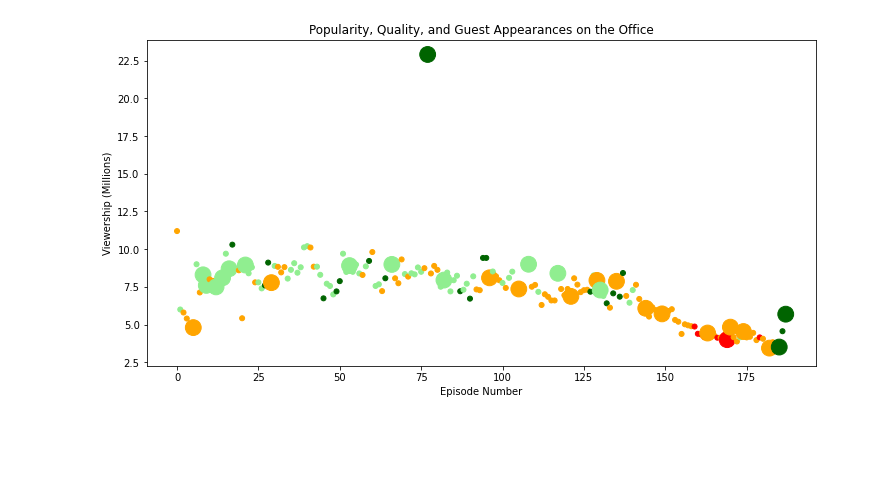
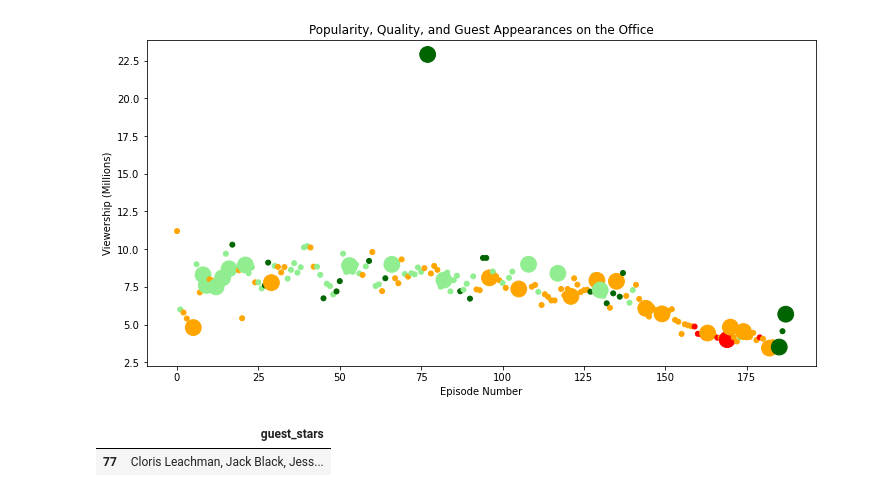
Before and after one commit to Wisal-Mukhtiar/Data_Science_Projects, a Jupyter notebook: Data_manipulation_projects/investigating_netflix_movies_and_guest_stars_in_the_office/investigating_netflix_movies_and_guest_stars_in_the_office.ipynb, the cells around one changed output. Saved outputs shown, nothing was run; the diff lists cells and outputs as text; code cells hidden in the pictures; blank space fills up the shorter version.

```diff
--- a/Data_manipulation_projects/investigating_netflix_movies_and_guest_stars_in_the_office/investigating_netflix_movies_and_guest_stars_in_the_office.ipynb
+++ b/Data_manipulation_projects/investigating_netflix_movies_and_guest_stars_in_the_office/investigating_netflix_movies_and_guest_stars_in_the_office.ipynb
@@ -36,3 +79,16 @@ plt.show()
 # %%
 filt = office_df["viewership_mil"] > 20
 top_star = office_df[filt]["guest_stars"].values[0].split(',')[0]
+# %%
+# The highest view
+highest_view = max(office_df["viewership_mil"])
+
+# Filter the Dataframe row that has the most watched episode
+most_watched_dataframe = office_df.loc[office_df["viewership_mil"] == highest_view]
+
+# Top guest stars that were in that episode
+top_stars = most_watched_dataframe[["guest_stars"]]
+top_stars
+# %% [output]
+|  | guest_stars |
+| 77 | Cloris Leachman, Jack Black, Jess... |
```
Also changed, not shown: parts of 7 cells of this notebook.
